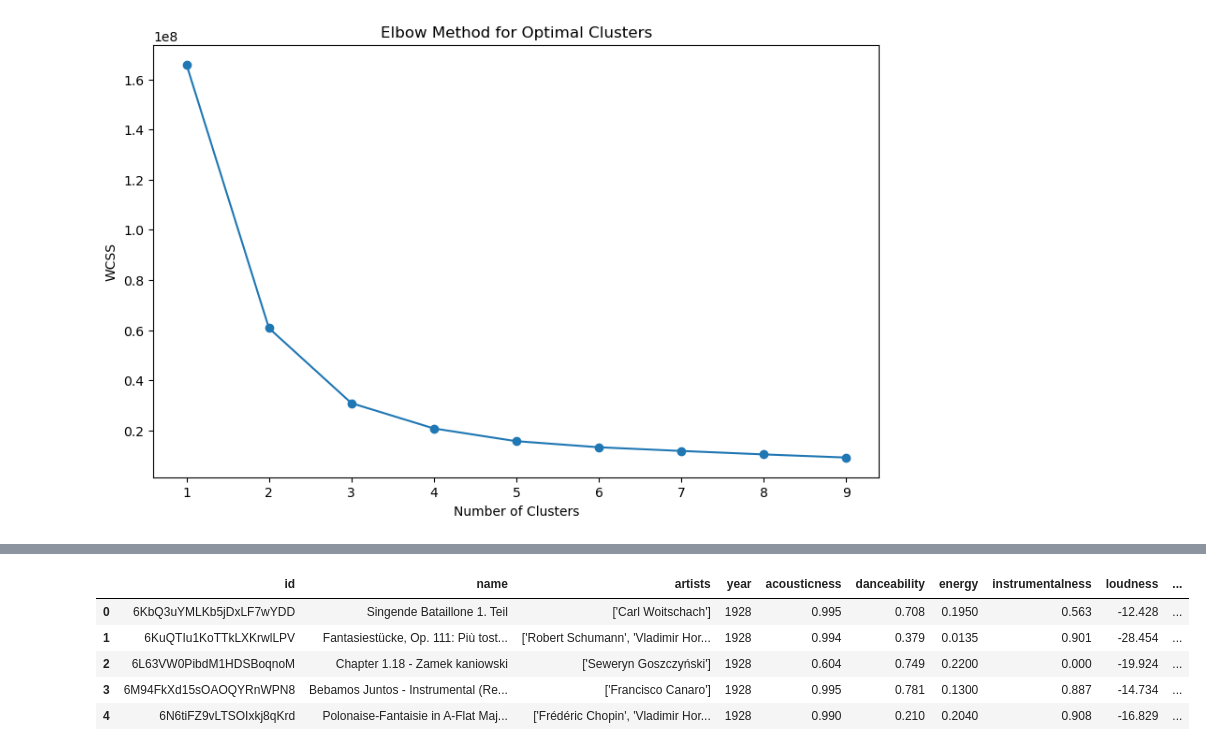
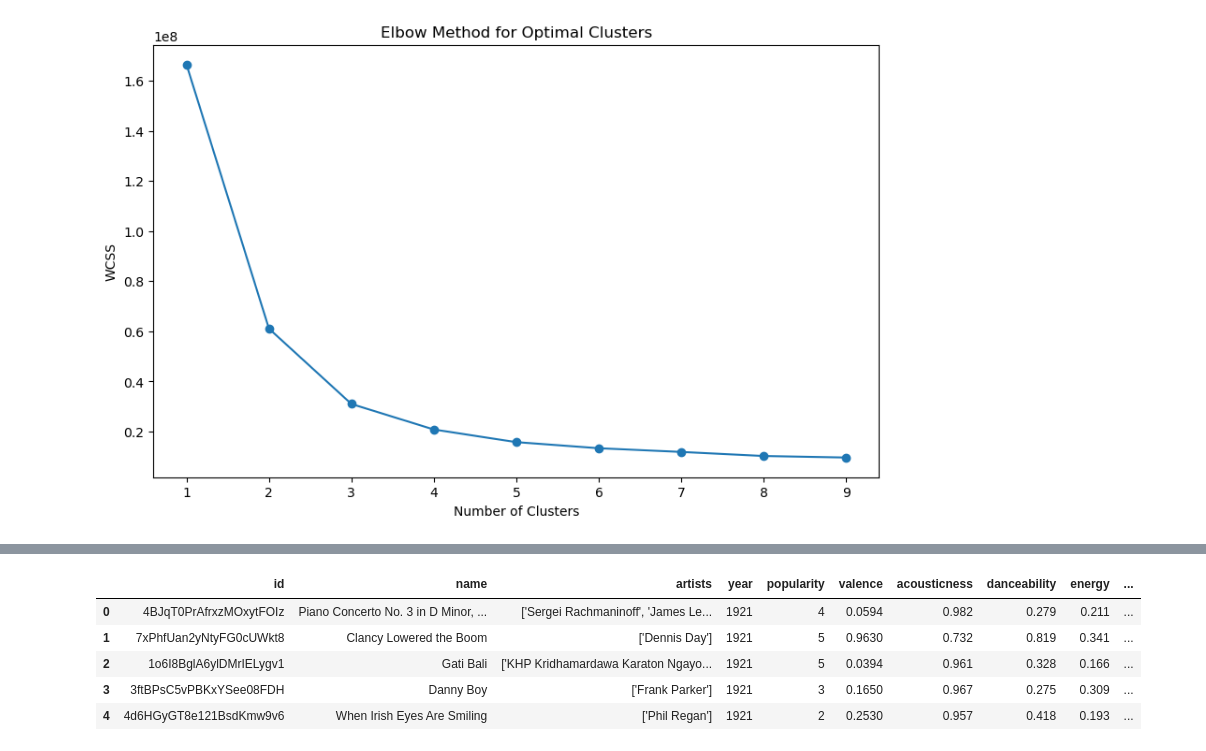
Before and after one commit to KavishS12/SpotiFinder, a Jupyter notebook: KMeans_clustering.ipynb, the cells around one changed output, grey strips where cells are left out. Drawn from its saved outputs; the diff is of its cells as text; code cells hidden in the pictures.

```diff
--- a/KMeans_clustering.ipynb
+++ b/KMeans_clustering.ipynb
@@ -5,7 +5,7 @@ import matplotlib.pyplot as plt
 import streamlit as st
 %matplotlib inline
 # %%
-df = pd.read_csv("data.csv")
+df = pd.read_csv("data_trial.csv")
 # %%
 df.head()
 # %% [output]
@@ -25 +25,5 @@ Index(['id', 'name', 'artists', 'duration_ms', 'release_date', 'year',
       dtype='object')
+# %%
+new_column_order = ['id', 'name', 'artists', 'year','popularity'] + [col for col in df.columns if col not in ['id', 'name', 'artists', 'year','popularity']]
+df = df[new_column_order]
+df
@@ -136,8 +178,7 @@ plt.show()
 # %% [output]
 [figure]
 # %%
-kmeans = KMeans(n_clusters=5, random_state=1)
+kmeans = KMeans(n_clusters=8, random_state=12)
 clusters = kmeans.fit_predict(X)
 df2 = df.copy()
 df2["cluster"] = clusters
-df2.head()
@@ -237,22 +293,25 @@ plt.show()
 # %%
 cluster_to_genre = {
-    0: 'Acoustic/Folk',
-    1: 'Upbeat Pop',
-    2: 'Alternative/Indie',
-    3: 'Electronic/EDM',
-    4: 'Rock/Metal'
+    0: 'Indie Pop/Rock',
+    1: 'Electronic/Dance',
+    2: 'Disco/Funk',
+    3: 'Ambient/Chill',
+    4: 'Upbeat Pop/EDM',
+    5: 'Alternative Rock/Indie',
+    6: 'Hip-Hop/R&B',
+    7: 'Classical/Instrumental'
 }
 genre_df = df2.copy()
 genre_df['genre'] = genre_df['cluster'].map(cluster_to_genre)
 genre_df = genre_df.drop(columns='cluster')
 
 genre_df.head()
 # %% [output]
-|  | id | name | artists | year | acousticness | danceability | energy | instrumentalness | loudness | ... |
-| 0 | 6KbQ3uYMLKb5jDxLF7wYDD | Singende Bataillone 1. Teil | ['Carl Woitschach'] | 1928 | 0.995 | 0.708 | 0.1950 | 0.563 | -12.428 | ... |
-| 1 | 6KuQTIu1KoTTkLXKrwlLPV | Fantasiestücke, Op. 111: Più tost... | ['Robert Schumann', 'Vladimir Hor... | 1928 | 0.994 | 0.379 | 0.0135 | 0.901 | -28.454 | ... |
-| 2 | 6L63VW0PibdM1HDSBoqnoM | Chapter 1.18 - Zamek kaniowski | ['Seweryn Goszczyński'] | 1928 | 0.604 | 0.749 | 0.2200 | 0.000 | -19.924 | ... |
-| 3 | 6M94FkXd15sOAOQYRnWPN8 | Bebamos Juntos - Instrumental (Re... | ['Francisco Canaro'] | 1928 | 0.995 | 0.781 | 0.1300 | 0.887 | -14.734 | ... |
-| 4 | 6N6tiFZ9vLTSOIxkj8qKrd | Polonaise-Fantaisie in A-Flat Maj... | ['Frédéric Chopin', 'Vladimir Hor... | 1928 | 0.990 | 0.210 | 0.2040 | 0.908 | -16.829 | ... |
+|  | id | name | artists | year | popularity | valence | acousticness | danceability | energy | ... |
+| 0 | 4BJqT0PrAfrxzMOxytFOIz | Piano Concerto No. 3 in D Minor, ... | ['Sergei Rachmaninoff', 'James Le... | 1921 | 4 | 0.0594 | 0.982 | 0.279 | 0.211 | ... |
+| 1 | 7xPhfUan2yNtyFG0cUWkt8 | Clancy Lowered the Boom | ['Dennis Day'] | 1921 | 5 | 0.9630 | 0.732 | 0.819 | 0.341 | ... |
+| 2 | 1o6I8BglA6ylDMrIELygv1 | Gati Bali | ['KHP Kridhamardawa Karaton Ngayo... | 1921 | 5 | 0.0394 | 0.961 | 0.328 | 0.166 | ... |
+| 3 | 3ftBPsC5vPBKxYSee08FDH | Danny Boy | ['Frank Parker'] | 1921 | 3 | 0.1650 | 0.967 | 0.275 | 0.309 | ... |
+| 4 | 4d6HGyGT8e121BsdKmw9v6 | When Irish Eyes Are Smiling | ['Phil Regan'] | 1921 | 2 | 0.2530 | 0.957 | 0.418 | 0.193 | ... |
 # %%
 genre_df.to_csv("data_with_genres.csv",index=False)
```
Also changed, not shown: parts of 18 cells of this notebook, 5 other files.
